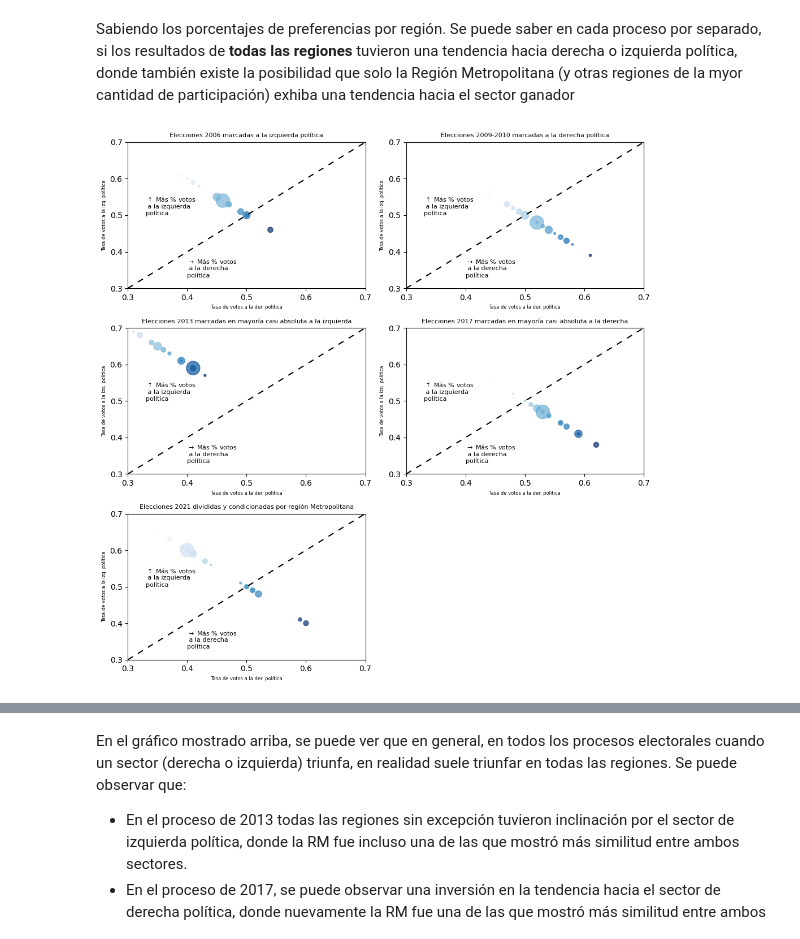
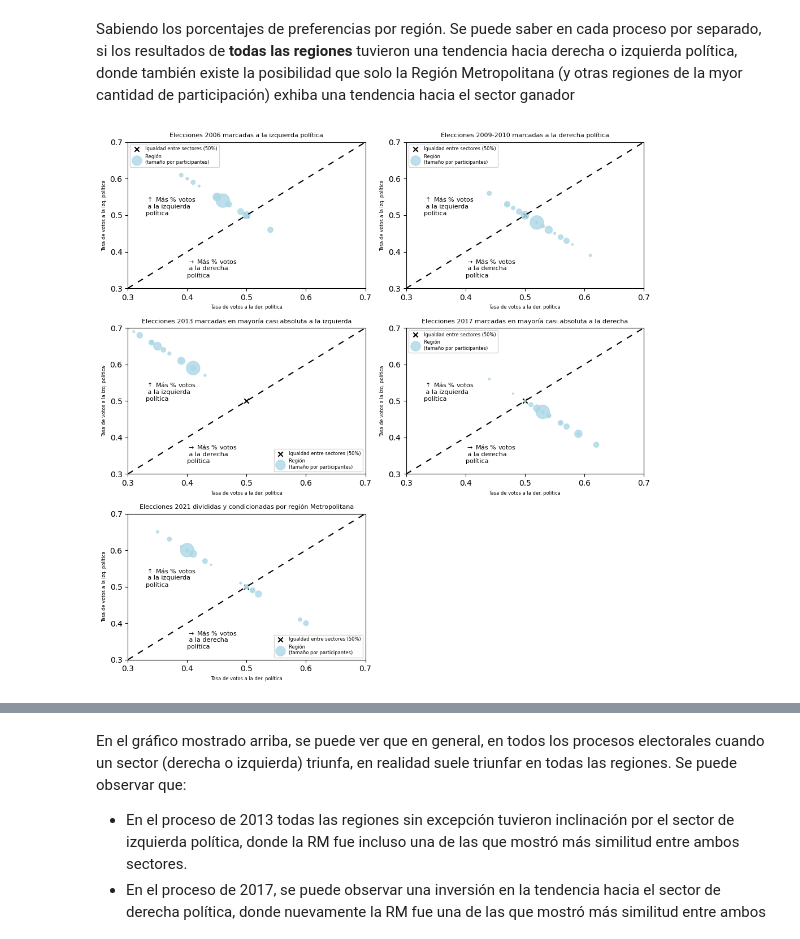
Before and after one commit to DiegoLeonG96/VisInfo_T4, a Jupyter notebook: Ideando_historia.ipynb, the cells around one changed output, grey strips where cells are left out. Drawn from its saved outputs; the diff is of its cells as text; code cells hidden in the pictures.

```diff
--- a/Ideando_historia.ipynb
+++ b/Ideando_historia.ipynb
@@ -150,32 +150,34 @@ for (idx, temp_iter) in enumerate(data_agg.groupby(["Año de Elección"])):
     region = temp_df["Id Región"].unique()[0]
 
     ax[idx // 2, idx % 2].plot(np.arange(0.3, 0.8, 0.1),
         np.arange(0.3, 0.8, 0.1),
         color = 'k',
         linestyle=custom_linestyle)
+    ax[idx // 2, idx % 2].scatter(0.5, 0.5, marker = 'x', color = "k", label = "Igualdad entre sectores (50%)")
 
     ax[idx // 2, idx % 2].scatter(temp_df["% derecha"], temp_df["% izquierda"],
             s=temp_df['Participación efectiva']/temp_df['Participación efectiva'].max()*300,
-            c=temp_df['% derecha'], cmap='Blues', alpha = 0.7)
+            c="lightblue", alpha = 0.8, label = "Región \n(tamaño por participantes)")
     ax[idx // 2, idx % 2].set_xlim(0.3, 0.7)
     ax[idx // 2, idx % 2].set_ylim(0.3, 0.7)
     ax[idx // 2, idx % 2].set_xticks(np.arange(0.3, 0.8, 0.1))
     ax[idx // 2, idx % 2].set_yticks(np.arange(0.3, 0.8, 0.1))
     ax[idx // 2, idx % 2].set_xlabel('Tasa de votos a la der. política', fontsize=6)
     ax[idx // 2, idx % 2].set_ylabel('Tasa de votos a la izq. política', fontsize=6)
 
     ax[idx // 2, idx % 2].text(0.33, 0.5, r'$\uparrow$ Más % votos'+
                                '\n a la izquierda\npolítica', fontsize=8)
     ax[idx // 2, idx % 2].text(0.4, 0.33, r'$\rightarrow$ Más % votos'+
                                '\n a la derecha\npolítica', fontsize=8)
     ax[idx // 2, idx % 2].add_patch(Circle((-0.5, 7), 0.03, color='none', ec='grey'))
+    ax[idx // 2, idx % 2].legend(fontsize = 6)
 
 ax[0, 0].set_title("Elecciones 2006 marcadas a la izquierda política", fontsize = 8)
 ax[0, 1].set_title("Elecciones 2009-2010 marcadas a la derecha política", fontsize = 8)
 ax[1, 0].set_title("Elecciones 2013 marcadas en mayoría casi absoluta a la izquierda", fontsize = 8)
 ax[1, 1].set_title("Elecciones 2017 marcadas en mayoría casi absoluta a la derecha", fontsize = 8)
 ax[2, 0].set_title("Elecciones 2021 divididas y condicionadas por región Metropolitana", fontsize = 8)
 ax[2, 1].set_axis_off() #ocultar ejes originales
 fig.tight_layout()
 # %% [output]
-[figure, old version]
+[figure, new version]
```
Also changed, not shown: parts of 2 cells of this notebook.
